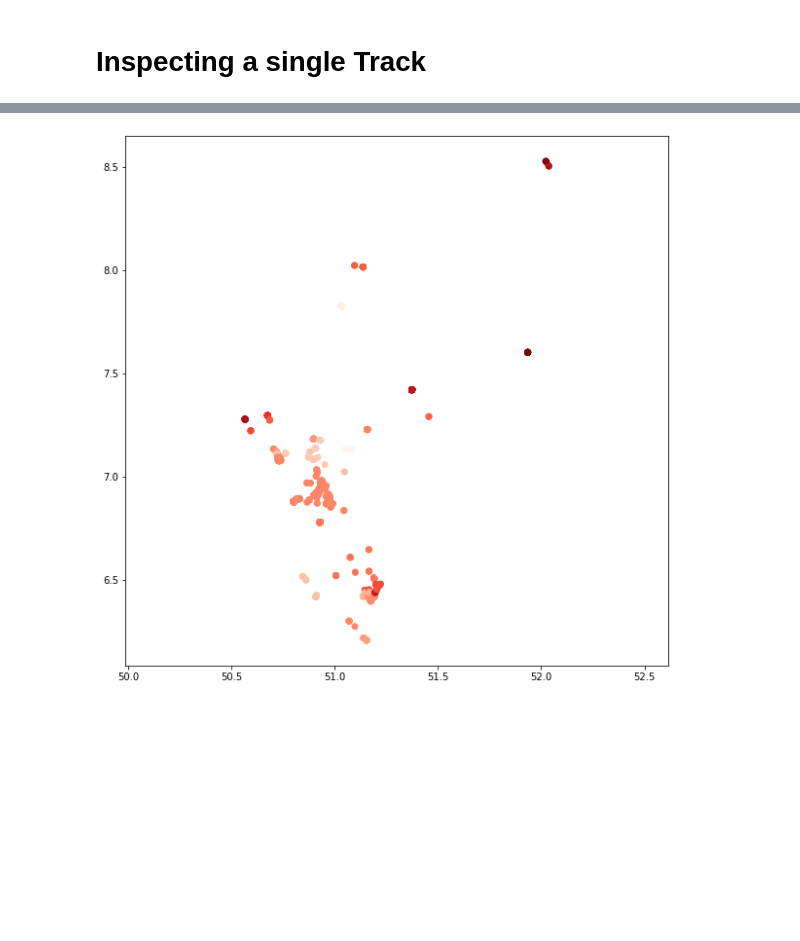
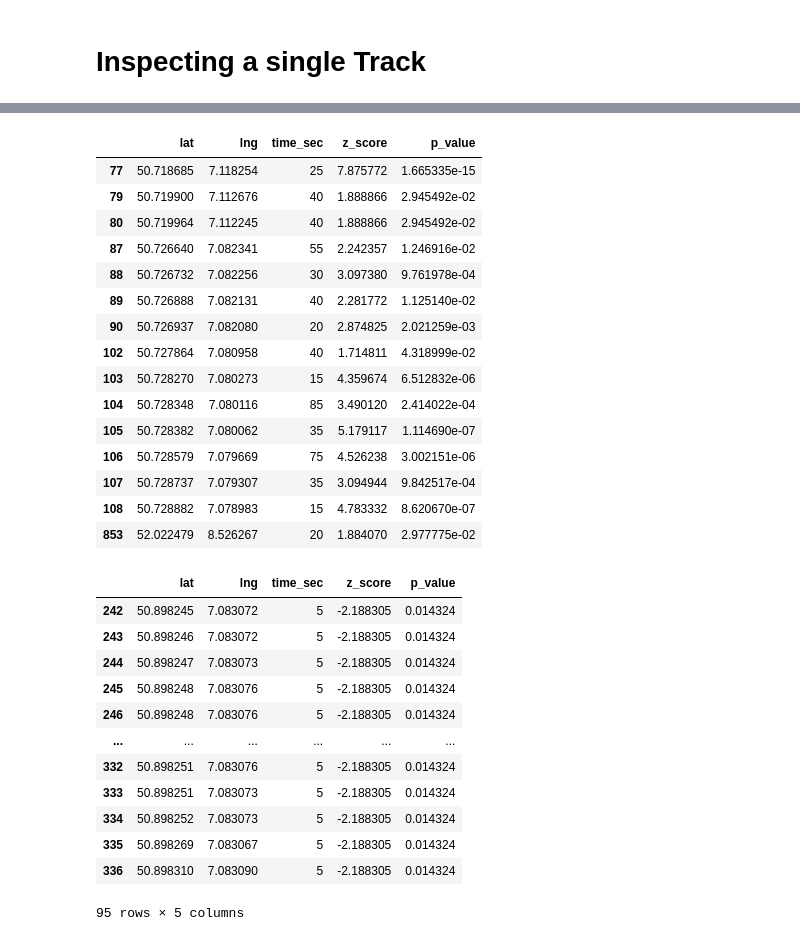
Before and after one commit to enviroCar/envirocar-py, a Jupyter notebook: examples/api_request_Poshan.ipynb, the cells around one changed output, grey strips where cells are left out. Cells and saved outputs as stored; diff of their text form; code cells hidden in the pictures; blank space fills up the shorter version.

```diff
--- a/examples/api_request_Poshan.ipynb
+++ b/examples/api_request_Poshan.ipynb
@@ -292,8 +333,21 @@ track_df.plot(figsize=(10, 12))
 from pysal import esda
 import numpy as np
 
+from pyproj import CRS
+from pyproj import Transformer
+
+inputCRS = CRS.from_epsg(4326)
+outputCRS = CRS.from_epsg(25832)
+transformer = Transformer.from_crs(inputCRS, outputCRS)
+def project(a,b):
+    return transformer.transform(a, b)
+
+
 ## select stopping times data
-df_speed = track_df[track_df['GPS Speed.value'] == 0]
+df_speed = track_df[track_df['Speed.value'] == 0]
+
+
+
 
 ##group by geometry
 ## as the data is 5 sec if there are repeated lat,lng means the stop is +5 sec
@@ -351,9 +418,47 @@ data_speed[data_speed['z_score'] < 0]
-# %%
-from matplotlib import pyplot as plt
-
-f, axarr = plt.subplots(1, figsize=(10,10))
-axarr.scatter(data_speed['lat'], data_speed['lng'], c= getisOrdLocal.Zs, cmap = 'Reds')
-plt.axis('equal')
-plt.show()
-# %% [output]
-[figure, removed]
+# %%
+data_speed['z_score'] = getisOrdLocal.Zs
+data_speed['p_value'] = getisOrdLocal.p_norm
+# data_speed[data_speed['p_value'] < 0.05]
+# data_speed[data_speed['z_score'] == 0]
+# data_speed_hotspots = data_speed[data_speed['z_score'] > 0 and data_speed['p_value'] < 0.05]
+# hotspots1 = data_speed[data_speed['p_value'] < 0.05]
+#query
+# hotspot = data_speed.query('z_score > 0 & p_value < 0.05')
+#two conditions
+hotspot = data_speed[(data_speed.z_score > 0) & (data_speed.p_value <=0.05)]
+coldspot = data_speed[(data_speed.z_score < 0) & (data_speed.p_value <=0.05)]
+
+hotspot
+# %% [output]
+|  | lat | lng | time_sec | z_score | p_value |
+| 77 | 50.718685 | 7.118254 | 25 | 7.875772 | 1.665335e-15 |
+| 79 | 50.719900 | 7.112676 | 40 | 1.888866 | 2.945492e-02 |
+| 80 | 50.719964 | 7.112245 | 40 | 1.888866 | 2.945492e-02 |
+| 87 | 50.726640 | 7.082341 | 55 | 2.242357 | 1.246916e-02 |
+| 88 | 50.726732 | 7.082256 | 30 | 3.097380 | 9.761978e-04 |
+| 89 | 50.726888 | 7.082131 | 40 | 2.281772 | 1.125140e-02 |
+| 90 | 50.726937 | 7.082080 | 20 | 2.874825 | 2.021259e-03 |
+| 102 | 50.727864 | 7.080958 | 40 | 1.714811 | 4.318999e-02 |
+| 103 | 50.728270 | 7.080273 | 15 | 4.359674 | 6.512832e-06 |
+| 104 | 50.728348 | 7.080116 | 85 | 3.490120 | 2.414022e-04 |
+| 105 | 50.728382 | 7.080062 | 35 | 5.179117 | 1.114690e-07 |
+| 106 | 50.728579 | 7.079669 | 75 | 4.526238 | 3.002151e-06 |
+| 107 | 50.728737 | 7.079307 | 35 | 3.094944 | 9.842517e-04 |
+| 108 | 50.728882 | 7.078983 | 15 | 4.783332 | 8.620670e-07 |
+| 853 | 52.022479 | 8.526267 | 20 | 1.884070 | 2.977775e-02 |
+# %%
+coldspot
+# %% [output]
+|  | lat | lng | time_sec | z_score | p_value |
+| 242 | 50.898245 | 7.083072 | 5 | -2.188305 | 0.014324 |
+| 243 | 50.898246 | 7.083072 | 5 | -2.188305 | 0.014324 |
+| 244 | 50.898247 | 7.083073 | 5 | -2.188305 | 0.014324 |
+| 245 | 50.898248 | 7.083076 | 5 | -2.188305 | 0.014324 |
+| 246 | 50.898248 | 7.083076 | 5 | -2.188305 | 0.014324 |
+| ... | ... | ... | ... | ... | ... |
+| 332 | 50.898251 | 7.083076 | 5 | -2.188305 | 0.014324 |
+| 333 | 50.898251 | 7.083073 | 5 | -2.188305 | 0.014324 |
+| 334 | 50.898252 | 7.083073 | 5 | -2.188305 | 0.014324 |
+| 335 | 50.898269 | 7.083067 | 5 | -2.188305 | 0.014324 |
+| 336 | 50.898310 | 7.083090 | 5 | -2.188305 | 0.014324 |
+95 rows × 5 columns
```
Also changed, not shown: parts of 12 cells of this notebook, 3 other files.
